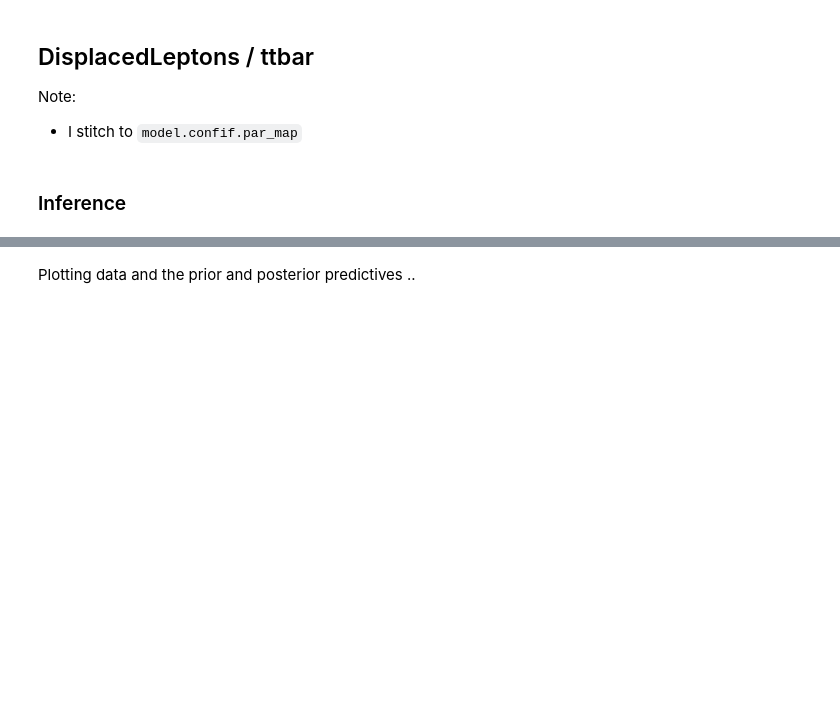
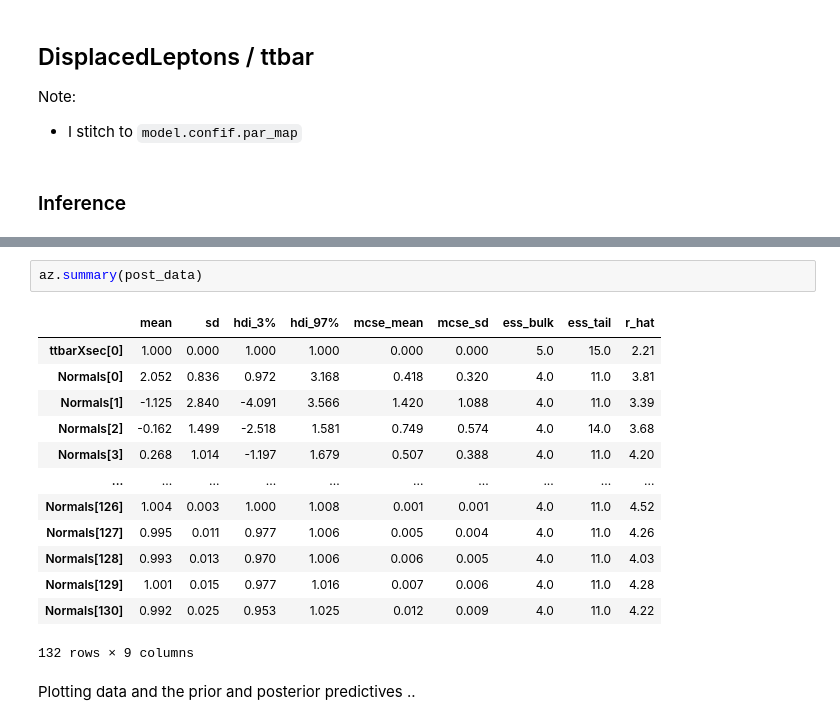
Before and after one commit to malin-horstmann/bayesian_pyhf, a Jupyter notebook: PPC/priors.ipynb, the cells around one changed output, grey strips where cells are left out. Drawn from its saved outputs; the diff is of its cells as text; blank space fills up the shorter version.

```diff
--- a/PPC/priors.ipynb
+++ b/PPC/priors.ipynb
@@ -167,3 +173,19 @@ with pm.Model() as basic_model:
+# %%
+az.summary(post_data)
+# %% [output]
+|  | mean | sd | hdi_3% | hdi_97% | mcse_mean | mcse_sd | ess_bulk | ess_tail | r_hat |
+| ttbarXsec[0] | 1.000 | 0.000 | 1.000 | 1.000 | 0.000 | 0.000 | 5.0 | 15.0 | 2.21 |
+| Normals[0] | 2.052 | 0.836 | 0.972 | 3.168 | 0.418 | 0.320 | 4.0 | 11.0 | 3.81 |
+| Normals[1] | -1.125 | 2.840 | -4.091 | 3.566 | 1.420 | 1.088 | 4.0 | 11.0 | 3.39 |
+| Normals[2] | -0.162 | 1.499 | -2.518 | 1.581 | 0.749 | 0.574 | 4.0 | 14.0 | 3.68 |
+| Normals[3] | 0.268 | 1.014 | -1.197 | 1.679 | 0.507 | 0.388 | 4.0 | 11.0 | 4.20 |
+| ... | ... | ... | ... | ... | ... | ... | ... | ... | ... |
+| Normals[126] | 1.004 | 0.003 | 1.000 | 1.008 | 0.001 | 0.001 | 4.0 | 11.0 | 4.52 |
+| Normals[127] | 0.995 | 0.011 | 0.977 | 1.006 | 0.005 | 0.004 | 4.0 | 11.0 | 4.26 |
+| Normals[128] | 0.993 | 0.013 | 0.970 | 1.006 | 0.006 | 0.005 | 4.0 | 11.0 | 4.03 |
+| Normals[129] | 1.001 | 0.015 | 0.977 | 1.016 | 0.007 | 0.006 | 4.0 | 11.0 | 4.28 |
+| Normals[130] | 0.992 | 0.025 | 0.953 | 1.025 | 0.012 | 0.009 | 4.0 | 11.0 | 4.22 |
+132 rows × 9 columns
 # %% [markdown]
 Plotting data and the prior and posterior predictives ..
 # %%
```
Also changed, not shown: parts of 4 cells of this notebook.
